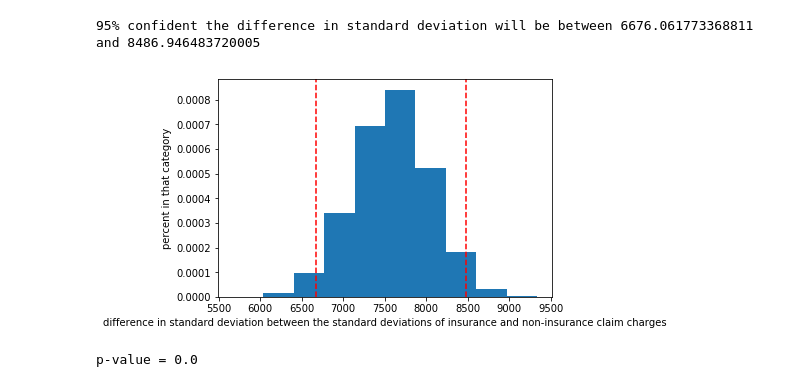
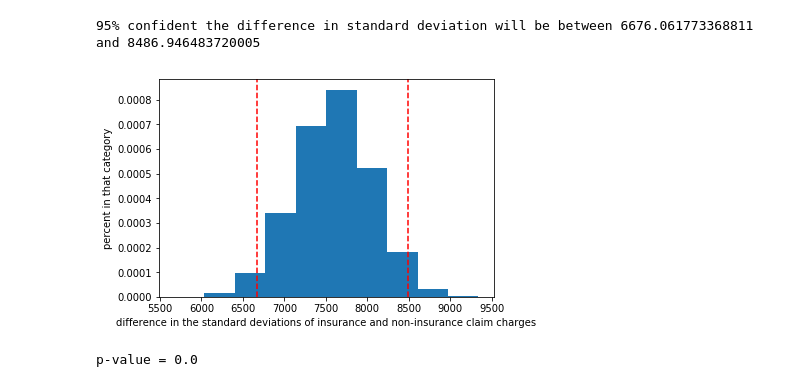
Before and after one commit to mmiller124/Springboard, a Jupyter notebook: stats_miniproject_2_bootstrapping/inferential_statistics_2-Q.ipynb, the cells around one changed output. Saved outputs shown, nothing was run; the diff lists cells and outputs as text; code cells hidden in the pictures.

```diff
--- a/stats_miniproject_2_bootstrapping/inferential_statistics_2-Q.ipynb
+++ b/stats_miniproject_2_bootstrapping/inferential_statistics_2-Q.ipynb
@@ -110,13 +111,13 @@ print('95% confident the difference in standard deviation will be between', conf
 95% confident the difference in standard deviation will be between 6676.061773368811 and 8486.946483720005
 # %%
 _ = plt.hist(bs_replicates, density=True)
-_ = plt.xlabel('difference in standard deviation between the standard deviations of insurance and non-insurance claim charges')
+_ = plt.xlabel('difference in the standard deviations of insurance and non-insurance claim charges')
 _ = plt.ylabel('percent in that category')
 _ = plt.axvline(confidence_interval[0], color='r', linestyle='--')
 _ = plt.axvline(confidence_interval[1], color='r', linestyle='--')
 plt.show()
 # %% [output]
-[figure, old version]
+[figure, new version]
 # %%
 # define a formula to create permutation samples from two datasets
 def permutation_sample(data1, data2):
```
Also changed, not shown: parts of 3 cells of this notebook.
